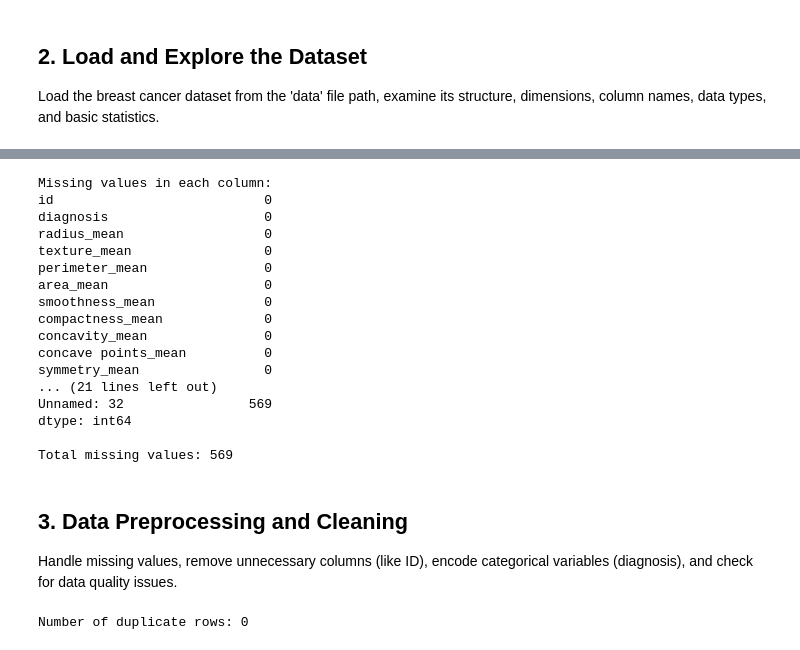
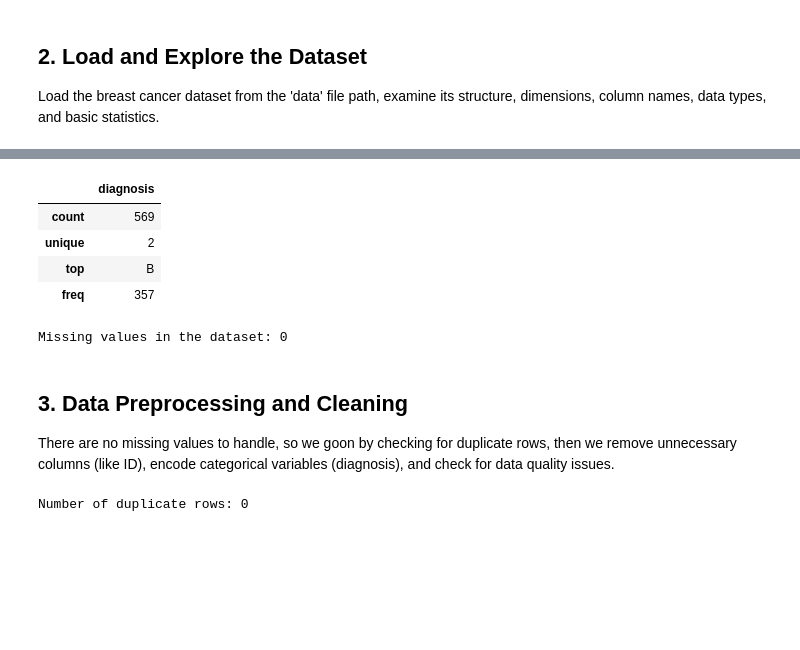
Before and after one commit to cristinalakasz/breast-cancer, a Jupyter notebook: breast_cancer_prediction2.ipynb, the cells around one changed output, grey strips where cells are left out. Drawn from its saved outputs; the diff is of its cells as text; code cells hidden in the pictures; blank space fills up the shorter version.

```diff
--- a/breast_cancer_prediction2.ipynb
+++ b/breast_cancer_prediction2.ipynb
@@ -128,30 +231,21 @@ Basic statistical summary:
-# %%
-# Check for missing values
-print("Missing values in each column:")
-print(df.isnull().sum())
-print(f"\nTotal missing values: {df.isnull().sum().sum()}")
-# %% [output]
-Missing values in each column:
-id                           0
-diagnosis                    0
-radius_mean                  0
-texture_mean                 0
-perimeter_mean               0
-area_mean                    0
-smoothness_mean              0
-compactness_mean             0
-concavity_mean               0
-concave points_mean          0
-symmetry_mean                0
-... (21 lines left out)
-Unnamed: 32                569
-dtype: int64
-
-Total missing values: 569
+# %%
+# Display absic statistics for categorical columns
+df.select_dtypes(include=['object', 'category']).describe()
+# %% [output]
+|  | diagnosis |
+| count | 569 |
+| unique | 2 |
+| top | B |
+| freq | 357 |
+# %%
+# Check for missing values
+print(f"\nMissing values in the dataset: {df.isnull().sum().sum()}")
+# %% [output]
+Missing values in the dataset: 0
 # %% [markdown]
 ## 3. Data Preprocessing and Cleaning
 
-Handle missing values, remove unnecessary columns (like ID), encode categorical variables (diagnosis), and check for data quality issues.
+There are no missing values to handle, so we goon by checking for duplicate rows, then we remove unnecessary columns (like ID), encode categorical variables (diagnosis), and check for data quality issues.
 # %%
 # Check for duplicate rows
 print(f"Number of duplicate rows: {df.duplicated().sum()}")
```
Also changed, not shown: parts of 34 cells of this notebook.
